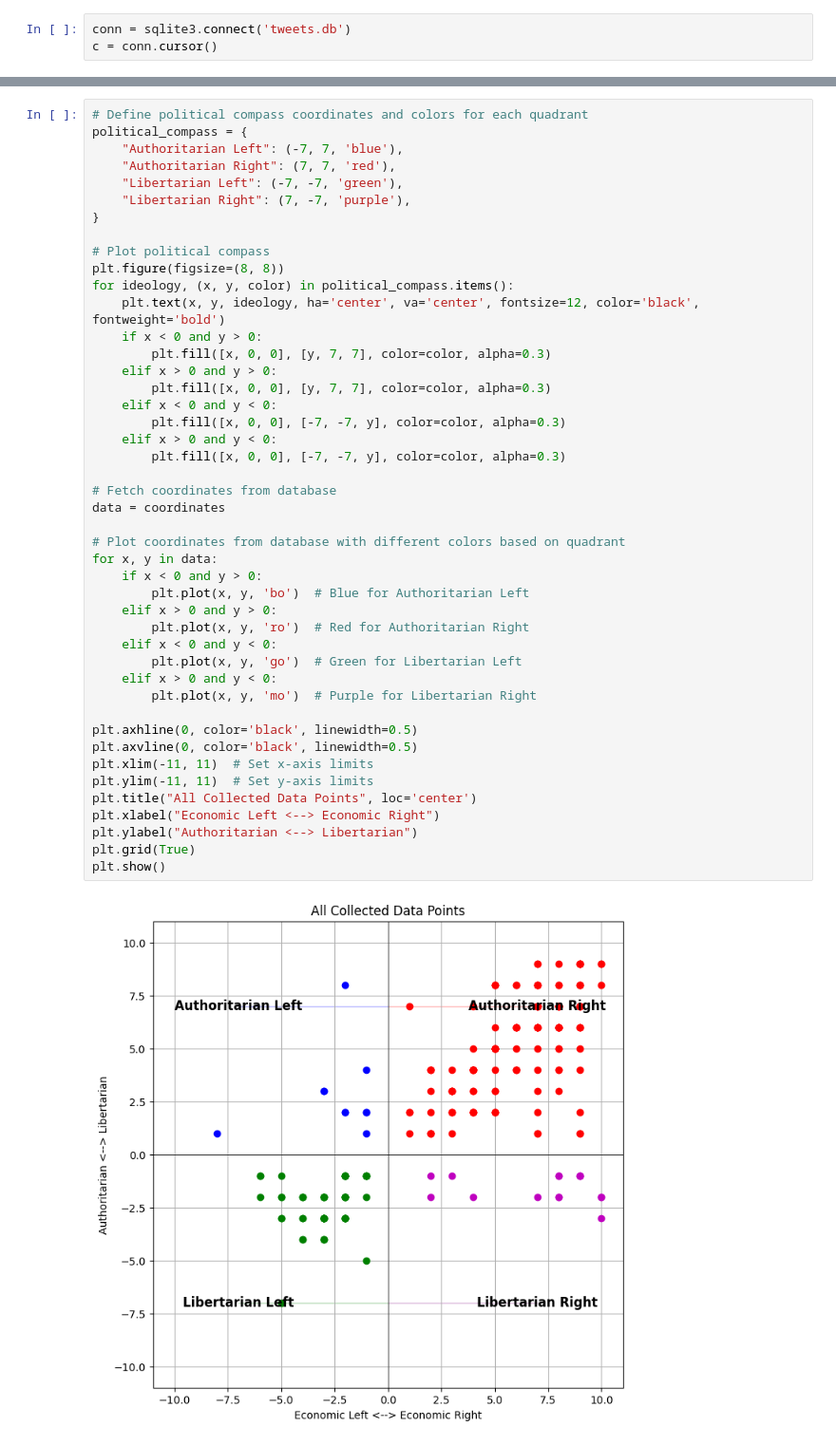
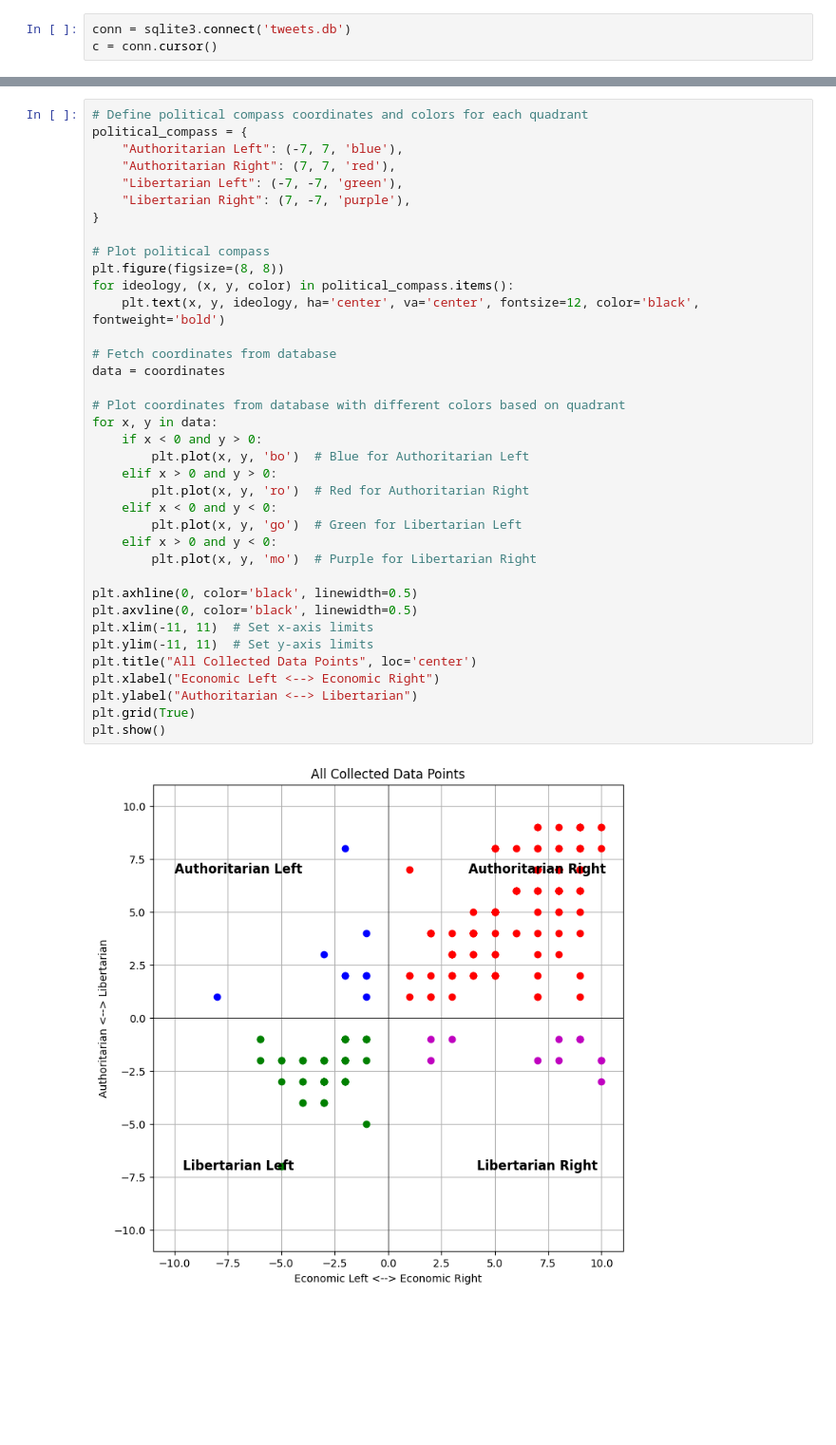
Before and after one commit to eloragh/UT_Austin_LIN_371, a Jupyter notebook: Political Compass Project/Drawing Compasses.ipynb, the cells around one changed output, grey strips where cells are left out. Shown at 95% size. Cells and saved outputs as stored; diff of their text form; blank space fills up the shorter version.

```diff
--- a/Political Compass Project/Drawing Compasses.ipynb
+++ b/Political Compass Project/Drawing Compasses.ipynb
@@ -21,39 +31,31 @@ political_compass = {
 
 # Plot political compass
 plt.figure(figsize=(8, 8))
 for ideology, (x, y, color) in political_compass.items():
     plt.text(x, y, ideology, ha='center', va='center', fontsize=12, color='black', fontweight='bold')
-    if x < 0 and y > 0:
-        plt.fill([x, 0, 0], [y, 7, 7], color=color, alpha=0.3)
-    elif x > 0 and y > 0:
-        plt.fill([x, 0, 0], [y, 7, 7], color=color, alpha=0.3)
-    elif x < 0 and y < 0:
-        plt.fill([x, 0, 0], [-7, -7, y], color=color, alpha=0.3)
-    elif x > 0 and y < 0:
-        plt.fill([x, 0, 0], [-7, -7, y], color=color, alpha=0.3)
 
 # Fetch coordinates from database
 data = coordinates
 
 # Plot coordinates from database with different colors based on quadrant
 for x, y in data:
     if x < 0 and y > 0:
         plt.plot(x, y, 'bo')  # Blue for Authoritarian Left
     elif x > 0 and y > 0:
         plt.plot(x, y, 'ro')  # Red for Authoritarian Right
     elif x < 0 and y < 0:
         plt.plot(x, y, 'go')  # Green for Libertarian Left
     elif x > 0 and y < 0:
         plt.plot(x, y, 'mo')  # Purple for Libertarian Right
 
 plt.axhline(0, color='black', linewidth=0.5)
 plt.axvline(0, color='black', linewidth=0.5)
 plt.xlim(-11, 11)  # Set x-axis limits
 plt.ylim(-11, 11)  # Set y-axis limits
 plt.title("All Collected Data Points", loc='center')
 plt.xlabel("Economic Left <--> Economic Right")
 plt.ylabel("Authoritarian <--> Libertarian")
 plt.grid(True)
 plt.show()
 # %% [output]
-[figure, old version]
+[figure, new version]
```
Also changed, not shown: parts of 4 cells of this notebook, 2 other files.
